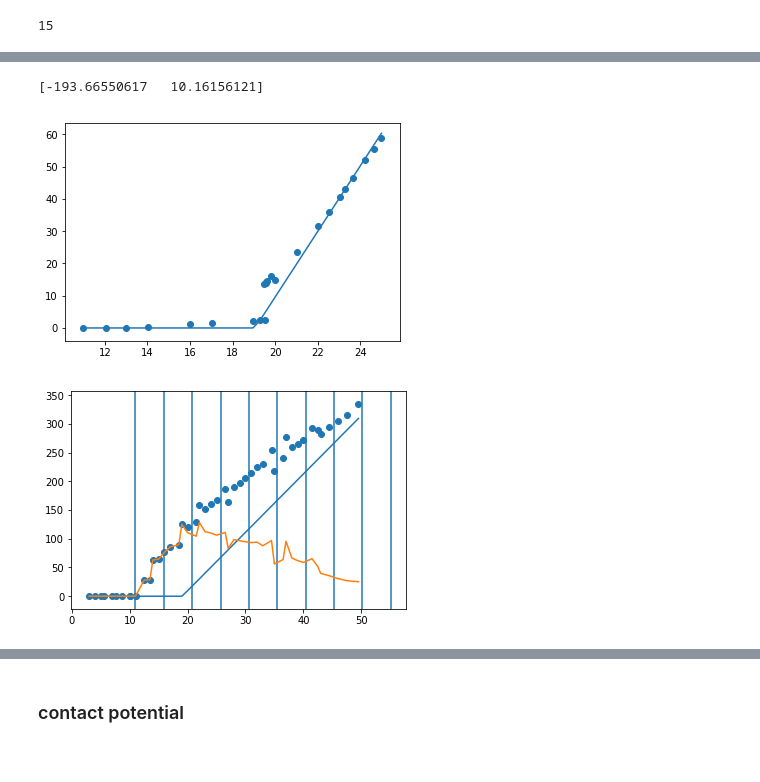
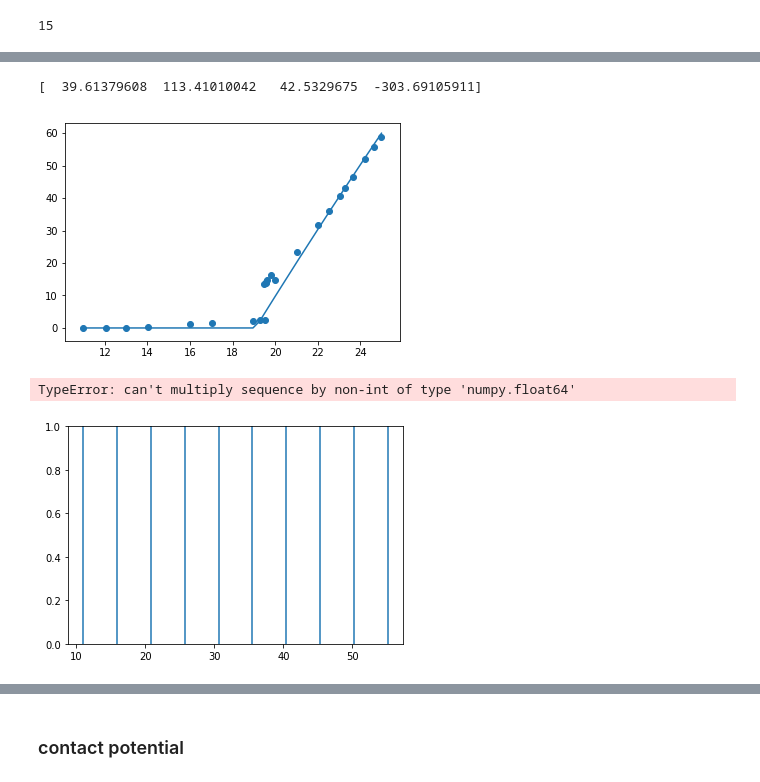
Before and after one commit to kal26/jlab, a Jupyter notebook: frank_hertz/frank_hertz_analysis.ipynb, the cells around one changed output, grey strips where cells are left out. Cells and saved outputs as stored; diff of their text form; code cells hidden in the pictures.

```diff
--- a/frank_hertz/frank_hertz_analysis.ipynb
+++ b/frank_hertz/frank_hertz_analysis.ipynb
@@ -37,11 +37,12 @@ def line(data, *p):
 
 # fitting thermonic emission
 def therm_exp(data, *p):
-    m, b = p
-    therm = m*data + b
-    #A, W, k, l = p
-    #therm =  A * np.exp((data-W)/k)-l
-    return np.maximum(therm, 0)
+    # zero, then x^(3/2),then linear
+    a, b, c, d = p
+    linear = a*data + b
+    childs = c*data**(2/3) + d
+    fit = np.minimum(linear, childs)
+    return np.maximum(0, fit)
 # %%
 thermon = pd.read_table('calibration.csv', sep=',')
 # data got copied wrong
@@ -521,8 +524,10 @@ volts_combined = np.asarray(volts_combined)
 currents_combined= -np.asarray(currents_combined)
 unc_combined = np.asarray(unc_combined)
 
-plt.scatter(volts, currents)
-plt.scatter(volts_combined, currents_combined)
+#plt.scatter(volts, currents)
+for x in [4.9*i + 11 for i in range(10)]:
+    plt.axvline(x=x)
+plt.plot(volts_combined, currents_combined)
 plt.show()
 
 print(unc_combined)
@@ -644,29 +622,27 @@ plt.show()
 # %%
 # subract of ionization??
 def zero_log(data, *p):
     a, b= p
     return np.maximum(0, a+ b*data)
 
 
-p0 = [-500, 100]
-popt, pcov = curve_fit(zero_log, ionization['V_gc'], ionization['V_gc_current'], p0=p0, sigma=ionization['V_gc_current_unc'])
+p0 = [ 39.61379608, 113.41010042,  12.64227458,   0.33268105]
+popt, pcov = curve_fit(therm_exp, ionization['V_gc'], ionization['V_gc_current'], p0=p0, sigma=ionization['V_gc_current_unc'])
 print(popt)
 
-plt.plot(sorted(ionization['V_gc']), zero_log(np.asarray(sorted(ionization['V_gc'])), *popt))
+plt.plot(sorted(ionization['V_gc']), therm_exp(np.asarray(sorted(ionization['V_gc'])), *popt))
 plt.scatter(ionization['V_gc'], ionization['V_gc_current'])
 plt.show()
 
-plt.plot(volts_combined, zero_log(volts_combined, *popt))
-plt.scatter(volts_combined, currents_combined)
-
 for x in [4.9*i + 11 for i in range(10)]:
     plt.axvline(x=x)
-plt.plot(volts_combined, currents_combined-zero_log(volts_combined, *popt))
+plt.plot(volts_combined, currents_combined-therm_exp(volts_combined, *popt))
 plt.show()
 # %% [output]
-[-193.66550617   10.16156121]
+[  39.61379608  113.41010042   42.5329675  -303.69105911]
 [figure]
+TypeError: can't multiply sequence by non-int of type 'numpy.float64'
-[figure, old version]
+[figure, new version]
 # %%
 def zero_log(data, *p):
     a, b, c, d= p
```
Also changed, not shown: parts of 12 cells of this notebook.
